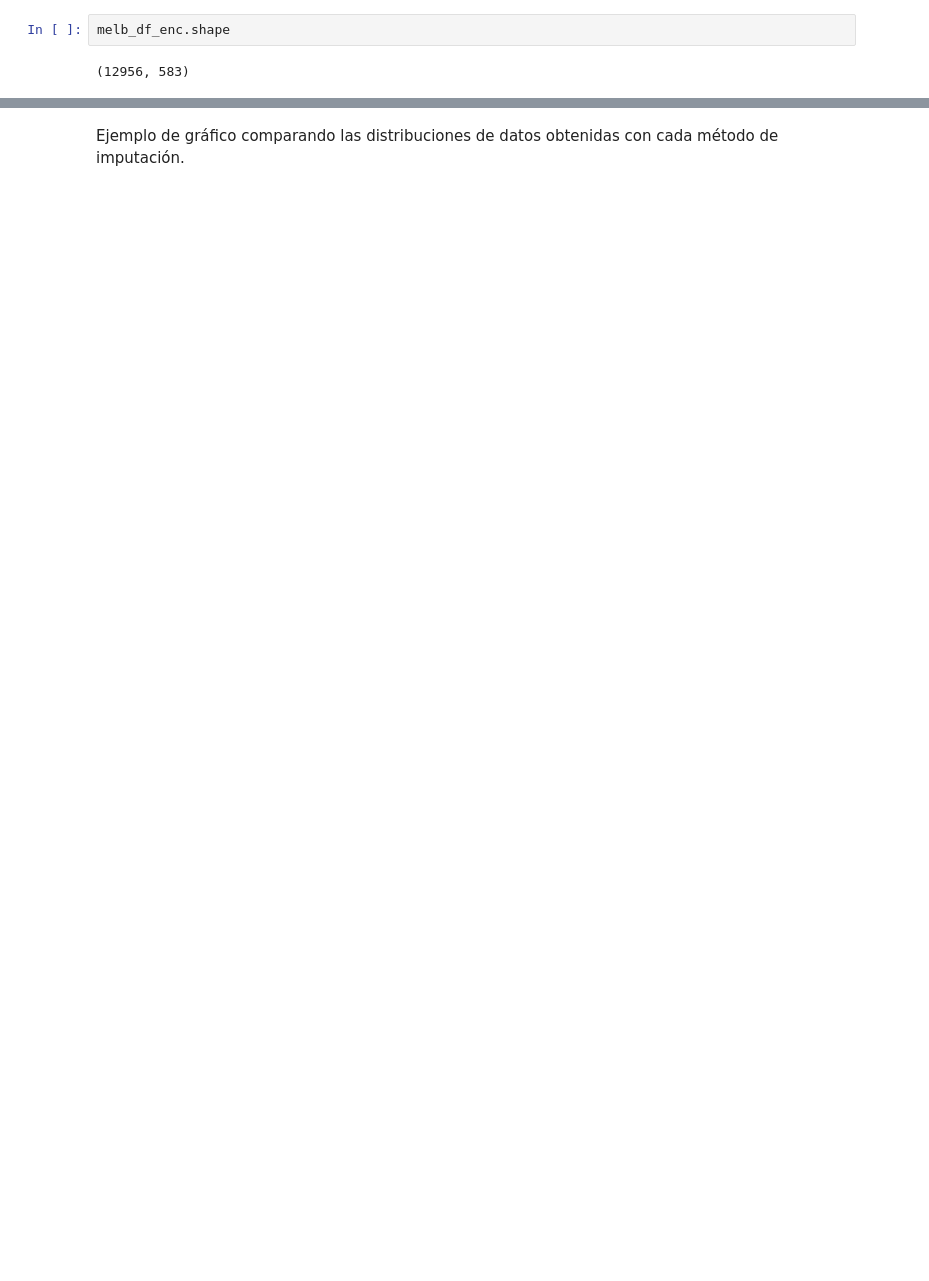
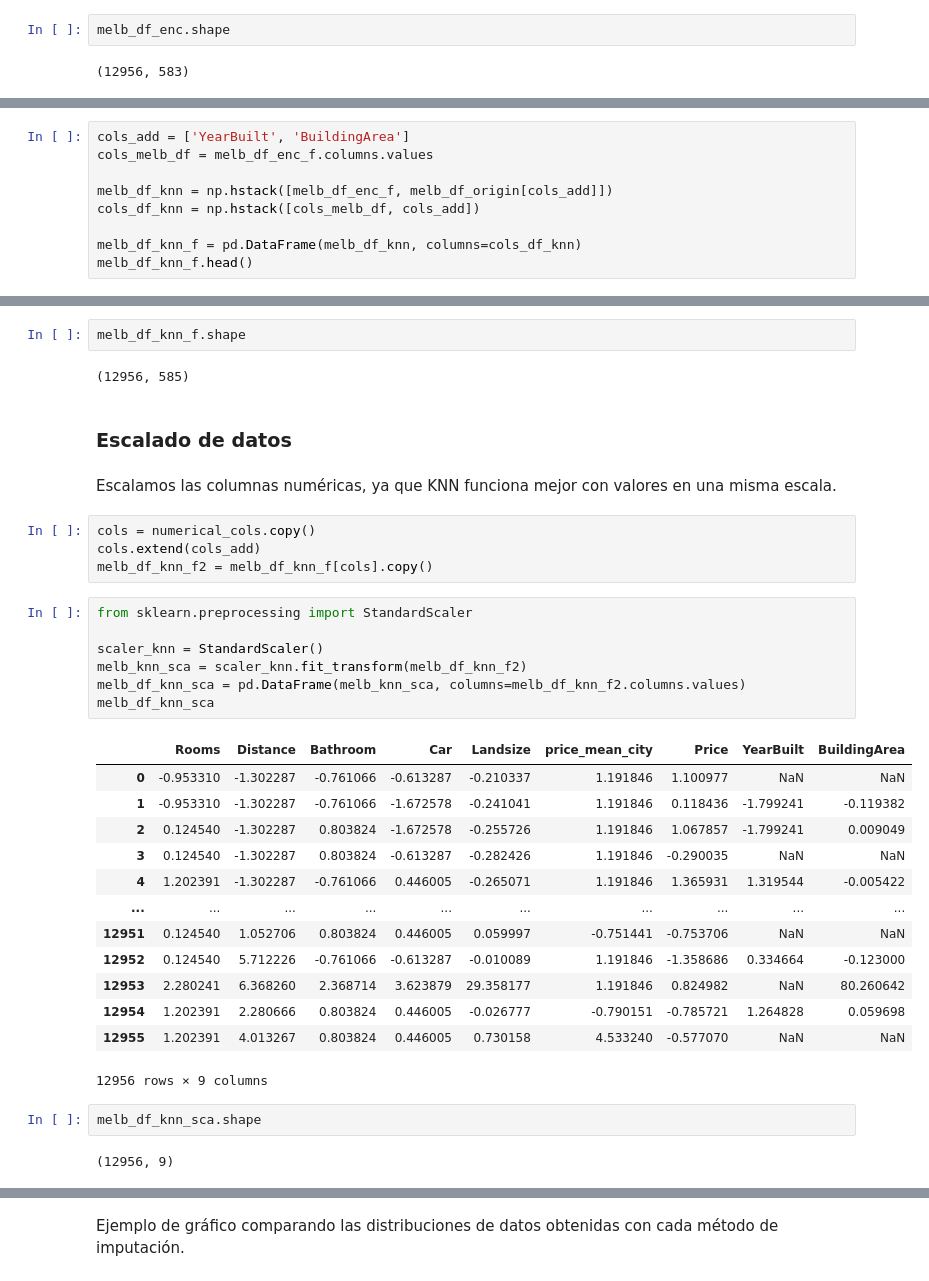
Before and after one commit to JIBarrionuevoGaltier/DiploDatos2021_Grupo_4, a Jupyter notebook: 02_EyCD/Entregable_Parte_2.ipynb, the cells around one changed output, grey strips where cells are left out. Saved outputs shown, nothing was run; the diff lists cells and outputs as text; blank space fills up the shorter version.

```diff
--- a/02_EyCD/Entregable_Parte_2.ipynb
+++ b/02_EyCD/Entregable_Parte_2.ipynb
@@ -199,0 +224,9 @@ En el teórico se presentó el método `IterativeImputer` para imputar valores f
+# %%
+cols_add = ['YearBuilt', 'BuildingArea']
+cols_melb_df = melb_df_enc_f.columns.values
+
+melb_df_knn = np.hstack([melb_df_enc_f, melb_df_origin[cols_add]])
+cols_df_knn = np.hstack([cols_melb_df, cols_add])
+
+melb_df_knn_f = pd.DataFrame(melb_df_knn, columns=cols_df_knn)
+melb_df_knn_f.head()
@@ -199,0 +241,37 @@ En el teórico se presentó el método `IterativeImputer` para imputar valores f
+# %%
+melb_df_knn_f.shape
+# %% [output]
+(12956, 585)
+# %% [markdown]
+### Escalado de datos
+# %% [markdown]
+Escalamos las columnas numéricas, ya que KNN funciona mejor con valores en una misma escala.
+# %%
+cols = numerical_cols.copy()
+cols.extend(cols_add)
+melb_df_knn_f2 = melb_df_knn_f[cols].copy()
+# %%
+from sklearn.preprocessing import StandardScaler
+
+scaler_knn = StandardScaler()
+melb_knn_sca = scaler_knn.fit_transform(melb_df_knn_f2)
+melb_df_knn_sca = pd.DataFrame(melb_knn_sca, columns=melb_df_knn_f2.columns.values)
+melb_df_knn_sca
+# %% [output]
+|  | Rooms | Distance | Bathroom | Car | Landsize | price_mean_city | Price | YearBuilt | BuildingArea |
+| 0 | -0.953310 | -1.302287 | -0.761066 | -0.613287 | -0.210337 | 1.191846 | 1.100977 | NaN | NaN |
+| 1 | -0.953310 | -1.302287 | -0.761066 | -1.672578 | -0.241041 | 1.191846 | 0.118436 | -1.799241 | -0.119382 |
+| 2 | 0.124540 | -1.302287 | 0.803824 | -1.672578 | -0.255726 | 1.191846 | 1.067857 | -1.799241 | 0.009049 |
+| 3 | 0.124540 | -1.302287 | 0.803824 | -0.613287 | -0.282426 | 1.191846 | -0.290035 | NaN | NaN |
+| 4 | 1.202391 | -1.302287 | -0.761066 | 0.446005 | -0.265071 | 1.191846 | 1.365931 | 1.319544 | -0.005422 |
+| ... | ... | ... | ... | ... | ... | ... | ... | ... | ... |
+| 12951 | 0.124540 | 1.052706 | 0.803824 | 0.446005 | 0.059997 | -0.751441 | -0.753706 | NaN | NaN |
+| 12952 | 0.124540 | 5.712226 | -0.761066 | -0.613287 | -0.010089 | 1.191846 | -1.358686 | 0.334664 | -0.123000 |
+| 12953 | 2.280241 | 6.368260 | 2.368714 | 3.623879 | 29.358177 | 1.191846 | 0.824982 | NaN | 80.260642 |
+| 12954 | 1.202391 | 2.280666 | 0.803824 | 0.446005 | -0.026777 | -0.790151 | -0.785721 | 1.264828 | 0.059698 |
+| 12955 | 1.202391 | 4.013267 | 0.803824 | 0.446005 | 0.730158 | 4.533240 | -0.577070 | NaN | NaN |
+12956 rows × 9 columns
+# %%
+melb_df_knn_sca.shape
+# %% [output]
+(12956, 9)
```
Also changed, not shown: parts of 33 cells of this notebook, 1 other file.
